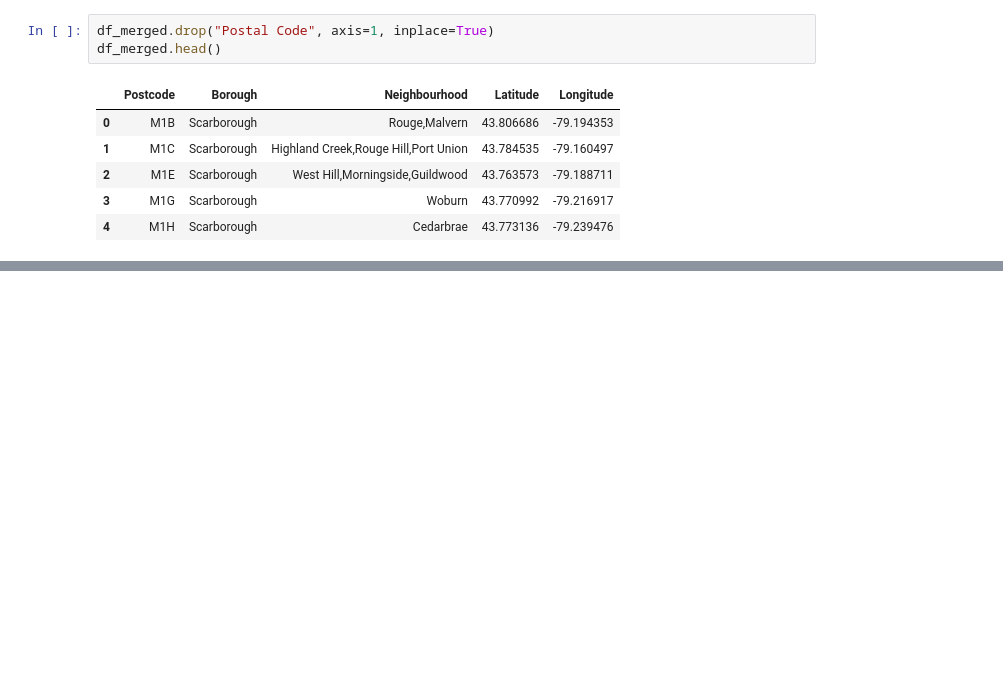
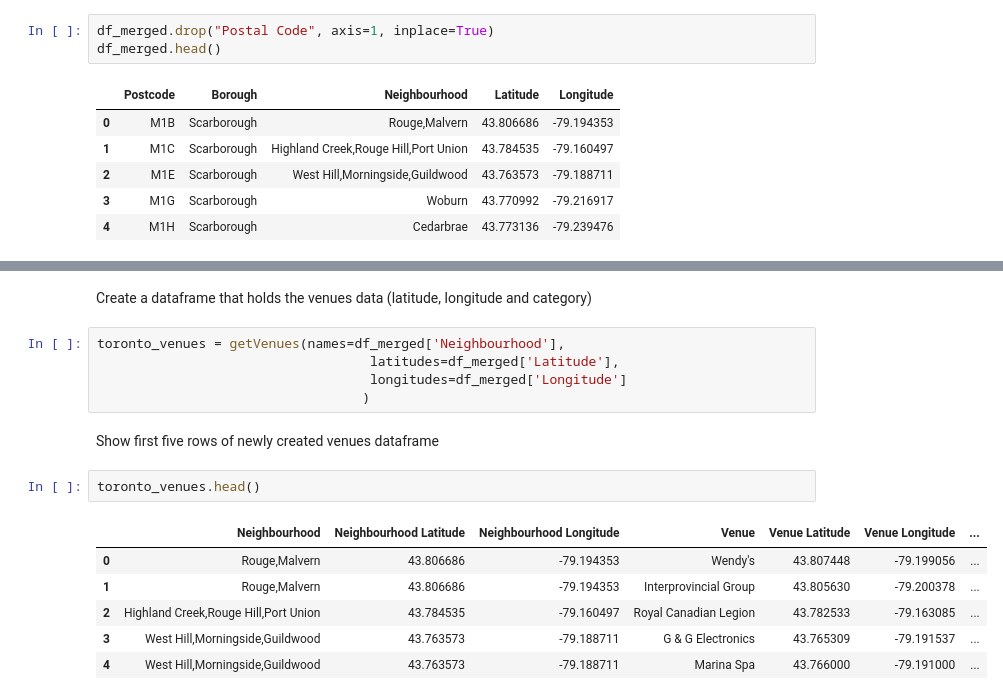
Before and after one commit to ekrembakay/Coursera_Capstone, a Jupyter notebook: Neighborhoods in Toronto.ipynb, the cells around one changed output, grey strips where cells are left out. Drawn from its saved outputs; the diff is of its cells as text; blank space fills up the shorter version.

```diff
--- a/Neighborhoods in Toronto.ipynb
+++ b/Neighborhoods in Toronto.ipynb
@@ -107,0 +229,18 @@ df_merged.head()
+# %% [markdown]
+Create a dataframe that holds the venues data (latitude, longitude and category)
+# %%
+toronto_venues = getVenues(names=df_merged['Neighbourhood'],
+                                   latitudes=df_merged['Latitude'],
+                                   longitudes=df_merged['Longitude']
+                                  )
+# %% [markdown]
+Show first five rows of newly created venues dataframe
+# %%
+toronto_venues.head()
+# %% [output]
+|  | Neighbourhood | Neighbourhood Latitude | Neighbourhood Longitude | Venue | Venue Latitude | Venue Longitude | ... |
+| 0 | Rouge,Malvern | 43.806686 | -79.194353 | Wendy's | 43.807448 | -79.199056 | ... |
+| 1 | Rouge,Malvern | 43.806686 | -79.194353 | Interprovincial Group | 43.805630 | -79.200378 | ... |
+| 2 | Highland Creek,Rouge Hill,Port Union | 43.784535 | -79.160497 | Royal Canadian Legion | 43.782533 | -79.163085 | ... |
+| 3 | West Hill,Morningside,Guildwood | 43.763573 | -79.188711 | G & G Electronics | 43.765309 | -79.191537 | ... |
+| 4 | West Hill,Morningside,Guildwood | 43.763573 | -79.188711 | Marina Spa | 43.766000 | -79.191000 | ... |
```
Also changed, not shown: parts of 35 cells of this notebook.
